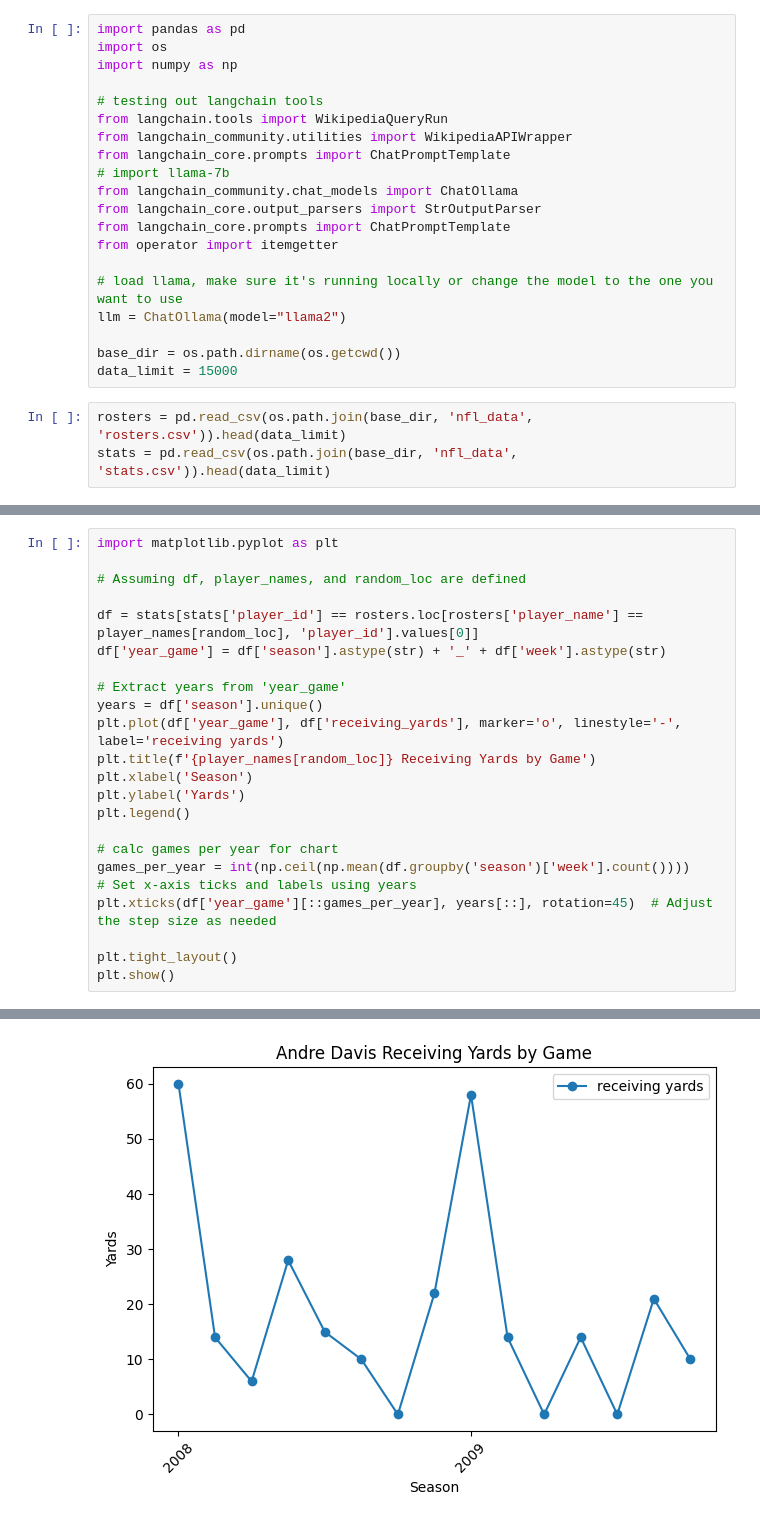
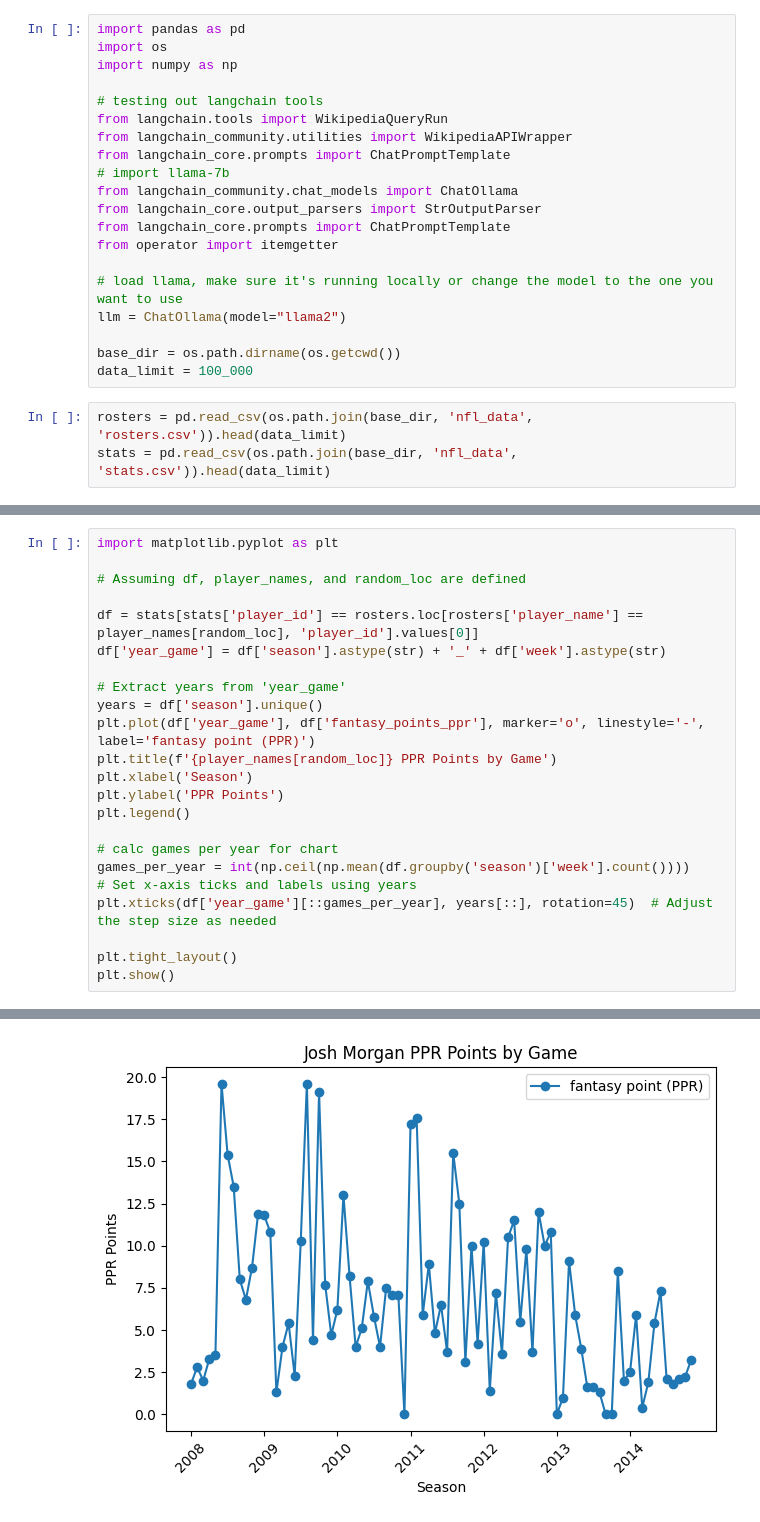
Before and after one commit to chasenuzum/nfl_llm, a Jupyter notebook: explore.ipynb, the cells around one changed output, grey strips where cells are left out. Saved outputs shown, nothing was run; the diff lists cells and outputs as text.

```diff
--- a/explore.ipynb
+++ b/explore.ipynb
@@ -17,7 +17,7 @@ from operator import itemgetter
 llm = ChatOllama(model="llama2")
 
 base_dir = os.path.dirname(os.getcwd())
-data_limit = 15000
+data_limit = 100_000
 # %%
 rosters = pd.read_csv(os.path.join(base_dir, 'nfl_data', 'rosters.csv')).head(data_limit)
 stats = pd.read_csv(os.path.join(base_dir, 'nfl_data', 'stats.csv')).head(data_limit)
@@ -139,33 +140,33 @@ response
 # %%
 import matplotlib.pyplot as plt
 
 # Assuming df, player_names, and random_loc are defined
 
 df = stats[stats['player_id'] == rosters.loc[rosters['player_name'] == player_names[random_loc], 'player_id'].values[0]]
 df['year_game'] = df['season'].astype(str) + '_' + df['week'].astype(str)
 
 # Extract years from 'year_game'
 years = df['season'].unique()
-plt.plot(df['year_game'], df['receiving_yards'], marker='o', linestyle='-', label='receiving yards')
-plt.title(f'{player_names[random_loc]} Receiving Yards by Game')
+plt.plot(df['year_game'], df['fantasy_points_ppr'], marker='o', linestyle='-', label='fantasy point (PPR)')
+plt.title(f'{player_names[random_loc]} PPR Points by Game')
 plt.xlabel('Season')
-plt.ylabel('Yards')
+plt.ylabel('PPR Points')
 plt.legend()
 
 # calc games per year for chart
 games_per_year = int(np.ceil(np.mean(df.groupby('season')['week'].count())))
 # Set x-axis ticks and labels using years
 plt.xticks(df['year_game'][::games_per_year], years[::], rotation=45)  # Adjust the step size as needed
 
 plt.tight_layout()
 plt.show()
 # %% [output]
 A value is trying to be set on a copy of a slice from a DataFrame.
 Try using .loc[row_indexer,col_indexer] = value instead
 
 See the caveats in the documentation: https://pandas.pydata.org/pandas-docs/stable/user_guide/indexing.html#returning-a-view-versus-a-copy
   df['year_game'] = df['season'].astype(str) + '_' + df['week'].astype(str)
-[figure, old version]
+[figure, new version]
 # %%
 from IPython.display import Markdown
 Markdown(response)
```
Also changed, not shown: parts of 8 cells of this notebook, 7 other files.
